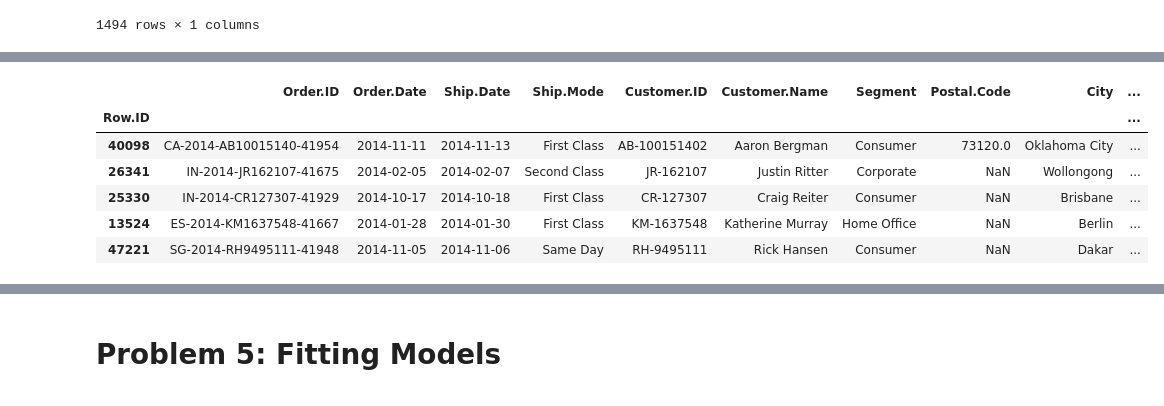
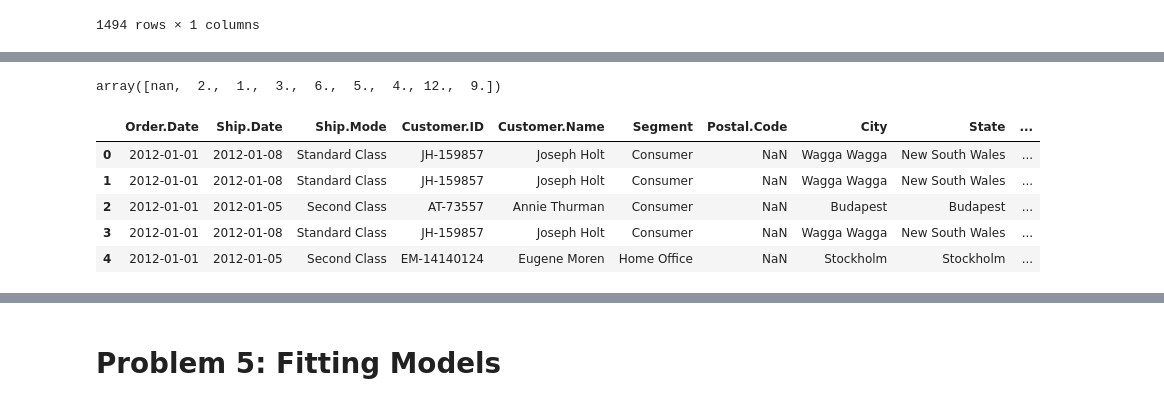
Before and after one commit to TheAidanAu/ML_Lab, a Jupyter notebook: AIDAN/ML_Lab_EDA_AIDAN.ipynb, the cells around one changed output, grey strips where cells are left out. Saved outputs shown, nothing was run; the diff lists cells and outputs as text; code cells hidden in the pictures.

Commit message:
Added merged df

```diff
--- a/AIDAN/ML_Lab_EDA_AIDAN.ipynb
+++ b/AIDAN/ML_Lab_EDA_AIDAN.ipynb
@@ -615,3 +615,8 @@ df_returned_prod_by_id
 | TEC-PH-6413 | 1 |
 | TEC-PH-6425 | 1 |
 1494 rows × 1 columns
+# %%
+df_returned_prod_by_id = df_returned_prod_by_id.rename(columns={"Returned": "Return Count"})
+# %%
+df_train_returned=pd.merge(df_train, df_returned_prod_by_id, on="Product.ID" ,how="left")
+df_train_returned.head()
@@ -618,10 +642,15 @@ df_returned_prod_by_id
+# %%
+df_train_returned["Return Count"].unique()
+# %% [output]
+array([nan,  2.,  1.,  3.,  6.,  5.,  4., 12.,  9.])
+# %%
+df_train_returned["Return Count"]=df_train_returned["Return Count"].fillna(0)
 # %%
-df_orders.head()
+df_train_returned.head()
 # %% [output]
-|  | Order.ID | Order.Date | Ship.Date | Ship.Mode | Customer.ID | Customer.Name | Segment | Postal.Code | City | ... |
-| Row.ID |  |  |  |  |  |  |  |  |  | ... |
-| 40098 | CA-2014-AB10015140-41954 | 2014-11-11 | 2014-11-13 | First Class | AB-100151402 | Aaron Bergman | Consumer | 73120.0 | Oklahoma City | ... |
-| 26341 | IN-2014-JR162107-41675 | 2014-02-05 | 2014-02-07 | Second Class | JR-162107 | Justin Ritter | Corporate | NaN | Wollongong | ... |
-| 25330 | IN-2014-CR127307-41929 | 2014-10-17 | 2014-10-18 | First Class | CR-127307 | Craig Reiter | Consumer | NaN | Brisbane | ... |
-| 13524 | ES-2014-KM1637548-41667 | 2014-01-28 | 2014-01-30 | First Class | KM-1637548 | Katherine Murray | Home Office | NaN | Berlin | ... |
-| 47221 | SG-2014-RH9495111-41948 | 2014-11-05 | 2014-11-06 | Same Day | RH-9495111 | Rick Hansen | Consumer | NaN | Dakar | ... |
+|  | Order.Date | Ship.Date | Ship.Mode | Customer.ID | Customer.Name | Segment | Postal.Code | City | State | ... |
+| 0 | 2012-01-01 | 2012-01-08 | Standard Class | JH-159857 | Joseph Holt | Consumer | NaN | Wagga Wagga | New South Wales | ... |
+| 1 | 2012-01-01 | 2012-01-08 | Standard Class | JH-159857 | Joseph Holt | Consumer | NaN | Wagga Wagga | New South Wales | ... |
+| 2 | 2012-01-01 | 2012-01-05 | Second Class | AT-73557 | Annie Thurman | Consumer | NaN | Budapest | Budapest | ... |
+| 3 | 2012-01-01 | 2012-01-08 | Standard Class | JH-159857 | Joseph Holt | Consumer | NaN | Wagga Wagga | New South Wales | ... |
+| 4 | 2012-01-01 | 2012-01-05 | Second Class | EM-14140124 | Eugene Moren | Home Office | NaN | Stockholm | Stockholm | ... |
```
Also changed, not shown: parts of 5 cells of this notebook.
